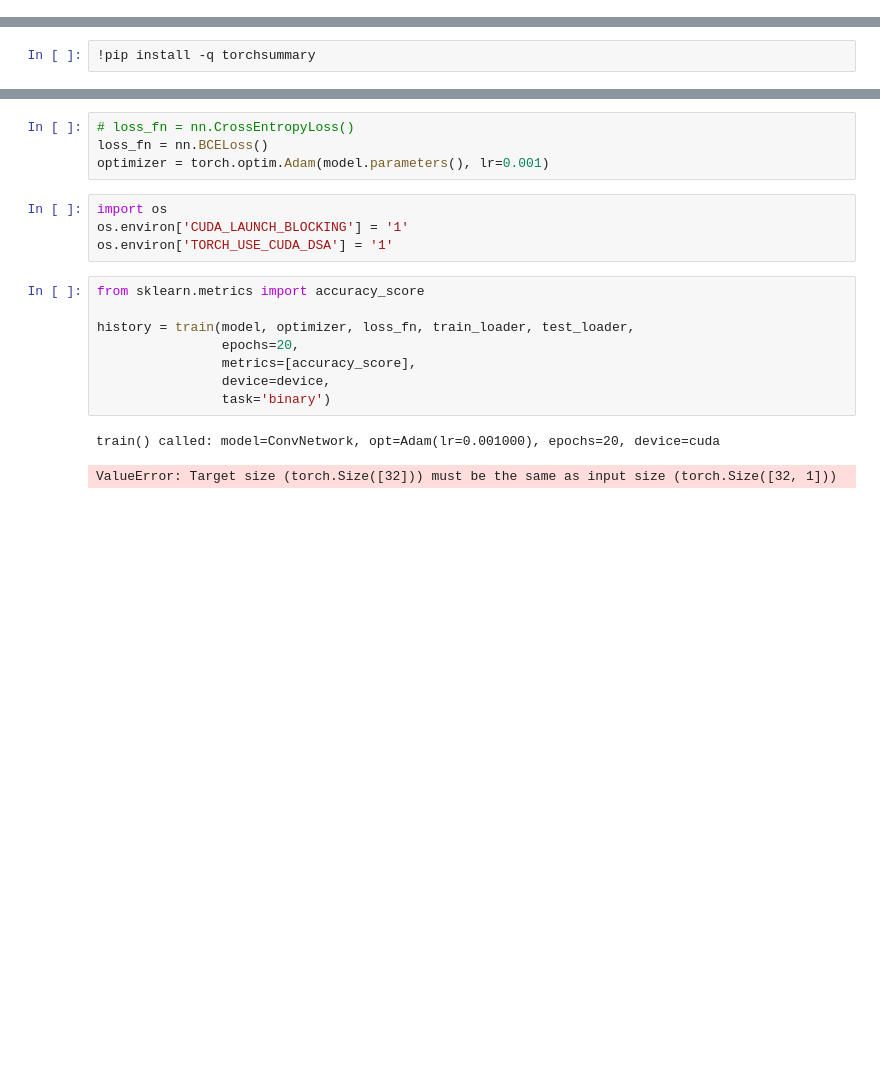
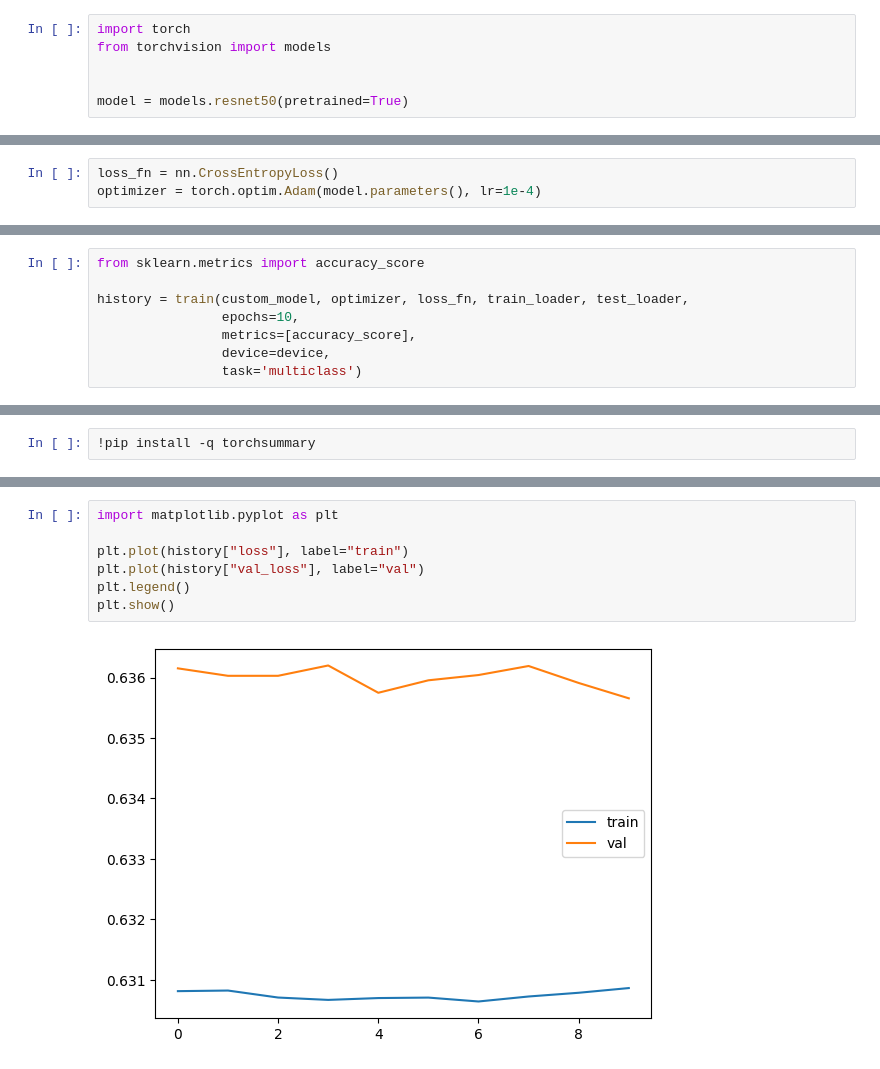
Before and after one commit to Maks6666/ML, a Jupyter notebook: pythorch_datasets_2.ipynb, the cells around one changed output, grey strips where cells are left out. Cells and saved outputs as stored; diff of their text form; blank space fills up the shorter version.

```diff
--- a/pythorch_datasets_2.ipynb
+++ b/pythorch_datasets_2.ipynb
@@ -246,0 +240,6 @@ ConvNetwork(
+# %%
+import torch
+from torchvision import models
+
+
+model = models.resnet50(pretrained=True)
@@ -246,0 +540,3 @@ ConvNetwork(
+# %%
+loss_fn = nn.CrossEntropyLoss()
+optimizer = torch.optim.Adam(model.parameters(), lr=1e-4)
@@ -246,0 +556,8 @@ ConvNetwork(
+# %%
+from sklearn.metrics import accuracy_score
+
+history = train(custom_model, optimizer, loss_fn, train_loader, test_loader,
+                epochs=10,
+                metrics=[accuracy_score],
+                device=device,
+                task='multiclass')
@@ -413,19 +591,9 @@ def train(model, optimizer, loss_fn, train_dl, val_dl,
-# %%
-# loss_fn = nn.CrossEntropyLoss()
-loss_fn = nn.BCELoss()
-optimizer = torch.optim.Adam(model.parameters(), lr=0.001)
-# %%
-import os
-os.environ['CUDA_LAUNCH_BLOCKING'] = '1'
-os.environ['TORCH_USE_CUDA_DSA'] = '1'
-# %%
-from sklearn.metrics import accuracy_score
-
-history = train(model, optimizer, loss_fn, train_loader, test_loader,
-                epochs=20,
-                metrics=[accuracy_score],
-                device=device,
-                task='binary')
-# %% [output]
-train() called: model=ConvNetwork, opt=Adam(lr=0.001000), epochs=20, device=cuda
-ValueError: Target size (torch.Size([32])) must be the same as input size (torch.Size([32, 1]))
+# %%
+import matplotlib.pyplot as plt
+
+plt.plot(history["loss"], label="train")
+plt.plot(history["val_loss"], label="val")
+plt.legend()
+plt.show()
+# %% [output]
+[figure, added]
```
Also changed, not shown: parts of 27 cells of this notebook.
